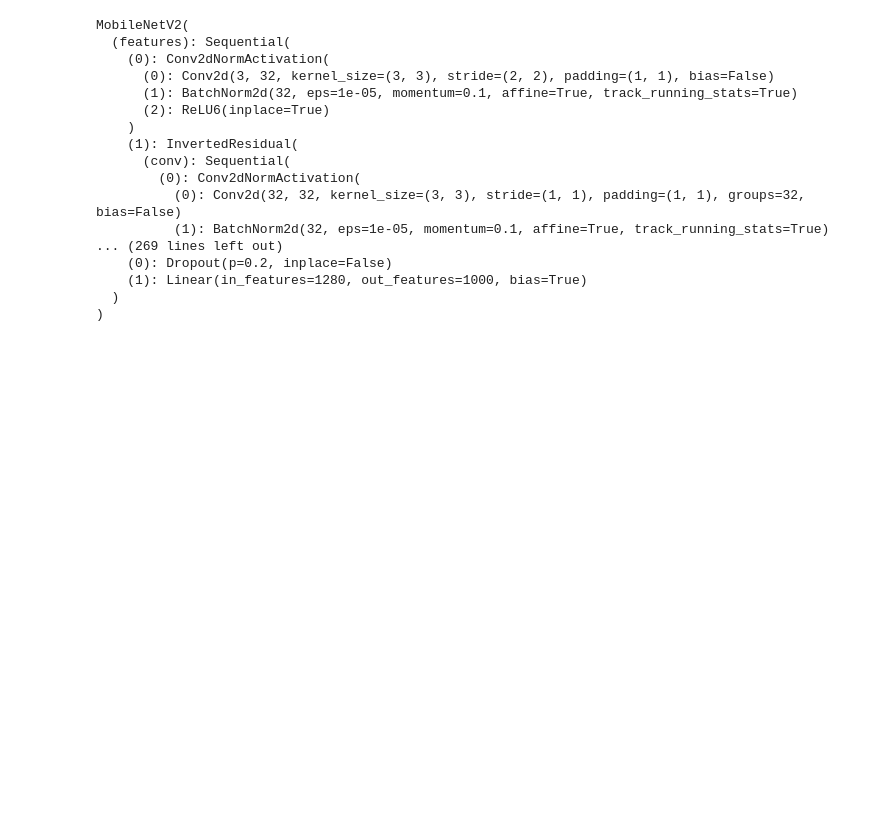
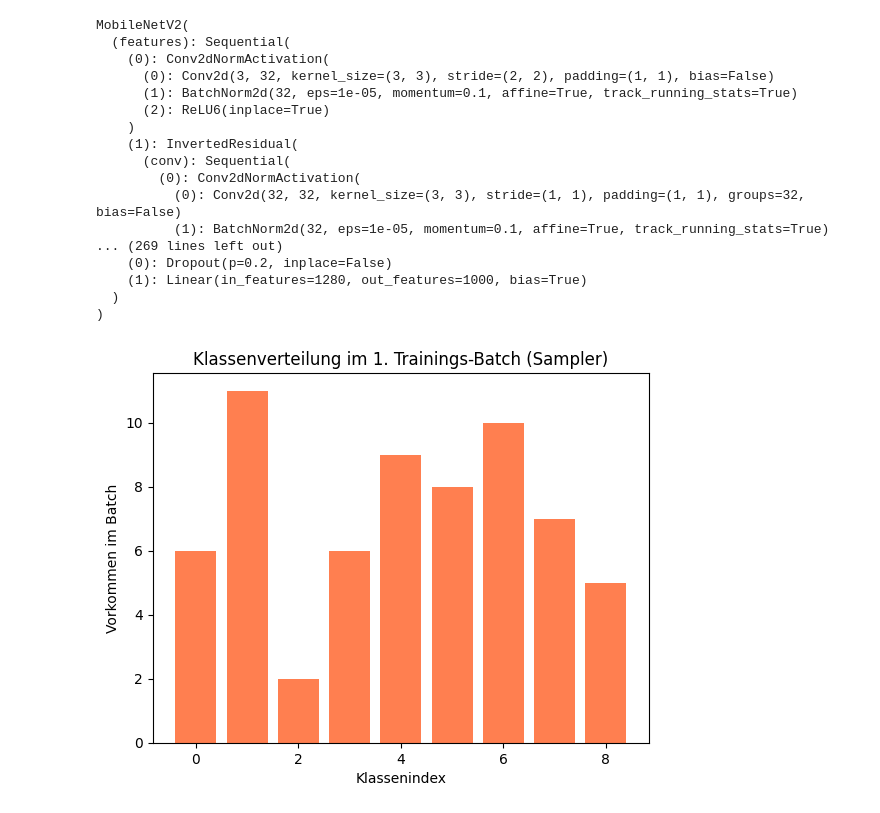
Before and after one commit to ArniBananii/Cancer_Data_Collection, a Jupyter notebook: Cancer_Existing_Model.ipynb, the cells around one changed output. Saved outputs shown, nothing was run; the diff lists cells and outputs as text; code cells hidden in the pictures; blank space fills up the shorter version.

```diff
--- a/Cancer_Existing_Model.ipynb
+++ b/Cancer_Existing_Model.ipynb
@@ -105 +117,72 @@ criterion = nn.CrossEntropyLoss()
 optimizer = optim.Adam(model.parameters(), lr=0.001)
+# %%
+"""
+Balanced Sampling mit WeightedRandomSampler für unbalancierte Klassendatensätze.
+
+Dieser Code ersetzt zufälliges Shuffling im DataLoader durch einen gewichteten Sampler,
+um Klassenungleichgewichte im Trainingsdatensatz zu kompensieren. Ziel ist es,
+jede Klasse proportional gleich häufig im Training zu berücksichtigen.
+
+1. Ziel: Berechne die Sampling-Wahrscheinlichkeit für jedes Bild basierend auf der Seltenheit der Klasse.
+2. Ergebnis: Ein ausgewogenes Sampling über alle Klassen im Training, auch bei unbalancierten Daten.
+
+Schritte im Detail:
+-------------------
+1. targets:
+   Extrahiere alle Zielklassen (Labels) aus dem Trainingsdatensatz als Liste.
+
+2. class_counts:
+   Zähle, wie oft jede Klasse im Trainingsset vorkommt.
+
+3. class_weights:
+   Weise jeder Klasse ein inverses Gewicht zu: je seltener die Klasse, desto höher ihr Gewicht.
+
+4. sample_weights:
+   Weise jedem Bild im Trainingsset ein Gewicht basierend auf seiner Klasse zu.
+   Diese Liste wird dem Sampler übergeben.
+
+5. sampler:
+   Erstelle einen WeightedRandomSampler, der Bilder basierend auf ihren sample_weights zieht.
+   → Dadurch erhalten seltene Klassen eine höhere Wahrscheinlichkeit, im Training berücksichtigt zu werden.
+
+6. train_loader:
+   Erstelle einen neuen DataLoader, der den Sampler verwendet.
+   shuffle=False ist wichtig, da Sampler das Shuffling übernimmt.
+
+7. criterion:
+   Verwende einen normalen CrossEntropyLoss, da das Sampling bereits für Ausgleich sorgt.
+   (d.h. kein class-weight nötig)
+
+8. Visualisierung (optional):
+   Ziehe einen Batch aus dem train_loader und plotte die Klassenverteilung.
+   → Zeigt, ob der Sampler tatsächlich für ausgewogene Batches sorgt.
+"""
+# 1. Zähle Bilder pro Klasse
+targets = [label for _, label in train_dataset]
+class_counts = Counter(targets)
+
+# 2. Berechne Gewicht pro Sample = 1 / (Anzahl in Klasse)
+class_weights = {cls: 1.0 / count for cls, count in class_counts.items()}
+sample_weights = [class_weights[t] for t in targets]
+
+# 3. Sampler erzeugen
+sampler = WeightedRandomSampler(weights=sample_weights, num_samples=len(sample_weights), replacement=True)
+
+# 4. Trainingsloader neu definieren mit Sampler (nicht shuffle!)
+train_loader = DataLoader(train_dataset, batch_size=64, sampler=sampler, num_workers=2, pin_memory=True)
+
+# 5. Loss ohne Gewichtung
+criterion = nn.CrossEntropyLoss()
+
+# Optional: Visualisierung der Klassenverteilung im ersten Batch
+inputs, labels = next(iter(train_loader))
+batch_labels = labels.tolist()
+
+counter = Counter(batch_labels)
+plt.bar(counter.keys(), counter.values(), color='coral')
+plt.xlabel("Klassenindex")
+plt.ylabel("Vorkommen im Batch")
+plt.title("Klassenverteilung im 1. Trainings-Batch (Sampler)")
+plt.show()
+# %% [output]
+[figure, added]
```
Also changed, not shown: parts of 7 cells of this notebook, 3 other files.
